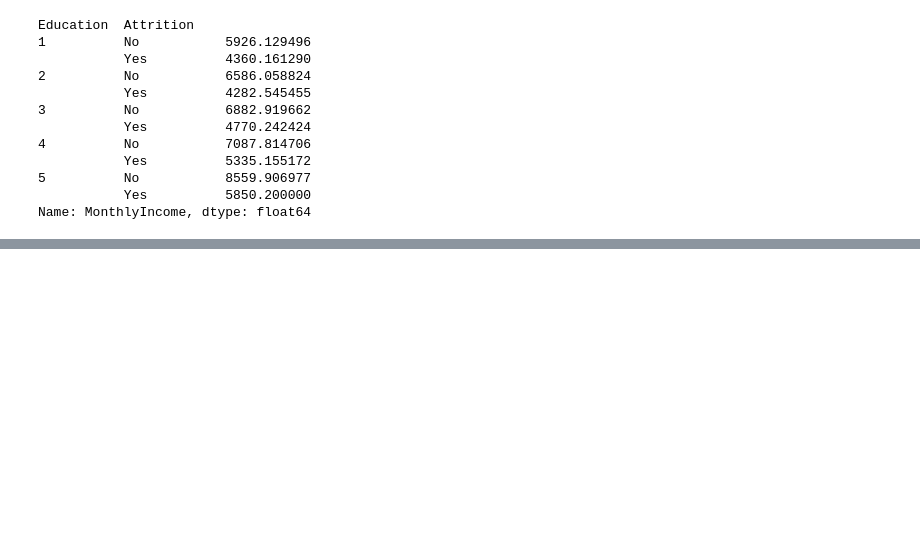
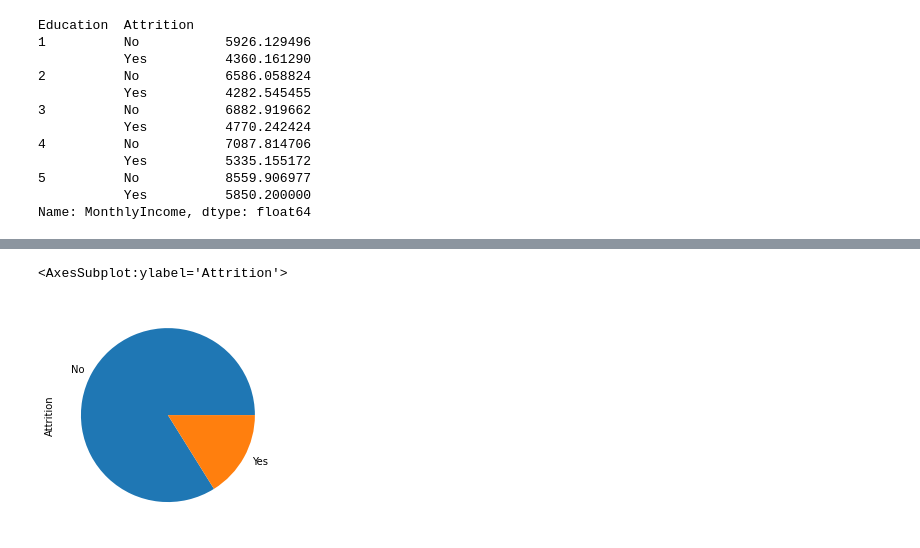
Before and after one commit to rodneymawero/ADS-Assignment-2-3, a Jupyter notebook: Assignment_2_3-1.ipynb, the cells around one changed output, grey strips where cells are left out. Saved outputs shown, nothing was run; the diff lists cells and outputs as text; code cells hidden in the pictures; blank space fills up the shorter version.

```diff
--- a/Assignment_2_3-1.ipynb
+++ b/Assignment_2_3-1.ipynb
@@ -404,0 +423,5 @@ Name: MonthlyIncome, dtype: float64
+# %%
+df["Attrition"].value_counts().plot(kind="pie")
+# %% [output]
+<AxesSubplot:ylabel='Attrition'>
+[figure, added]
```
Also changed, not shown: parts of 4 cells of this notebook.
